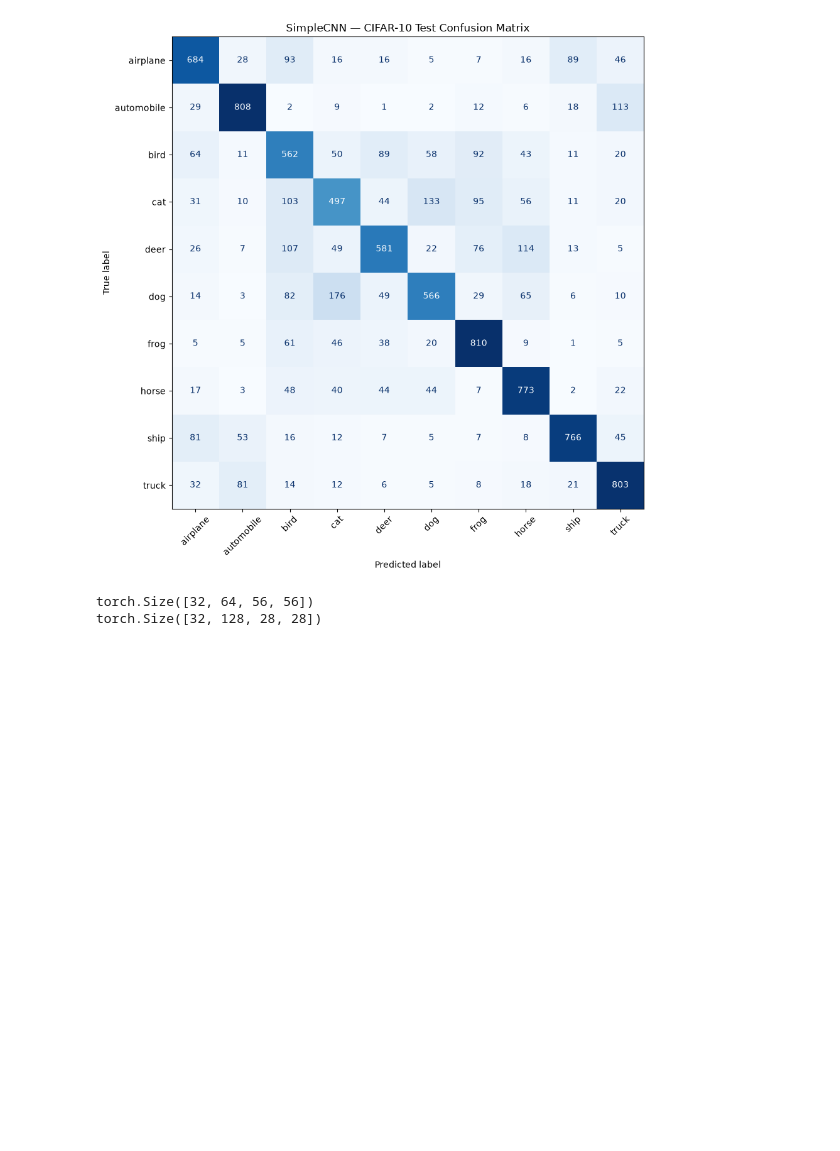
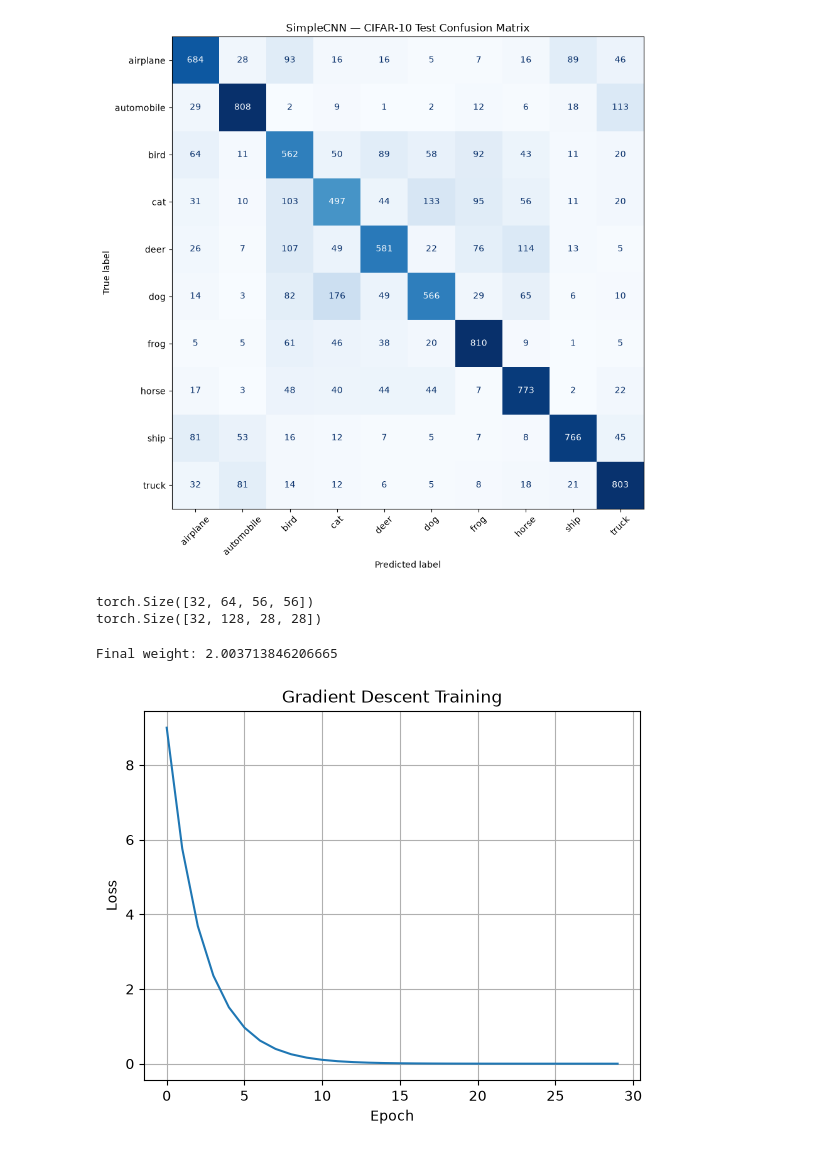
Before and after one commit to Ahmed77923/My-Learing, a Jupyter notebook: Sourse/CNN.ipynb, the cells around one changed output. Drawn from its saved outputs; the diff is of its cells as text; code cells hidden in the pictures; blank space fills up the shorter version.

Commit message:
gradint descent

```diff
--- a/Sourse/CNN.ipynb
+++ b/Sourse/CNN.ipynb
@@ -638,3 +638,41 @@ print(y.shape)
 # %% [output]
 torch.Size([32, 64, 56, 56])
 torch.Size([32, 128, 28, 28])
+# %%
+import torch
+import matplotlib.pyplot as plt
+
+# Initial parameter
+w = torch.tensor(5.0)
+
+# Target value
+target = 2.0
+
+# Training settings
+lr = 0.1
+epochs = 30
+
+losses = []
+
+for epoch in range(epochs):
+    w = w.detach().requires_grad_(True)
+
+    loss = (w - target) ** 2
+    loss.backward()
+
+    with torch.no_grad():
+        w -= lr * w.grad
+
+    losses.append(loss.item())
+
+print("Final weight:", w.item())
+
+plt.plot(losses)
+plt.xlabel("Epoch")
+plt.ylabel("Loss")
+plt.title("Gradient Descent Training")
+plt.grid(True)
+plt.show()
+# %% [output]
+Final weight: 2.003713846206665
+[figure, added]
```
